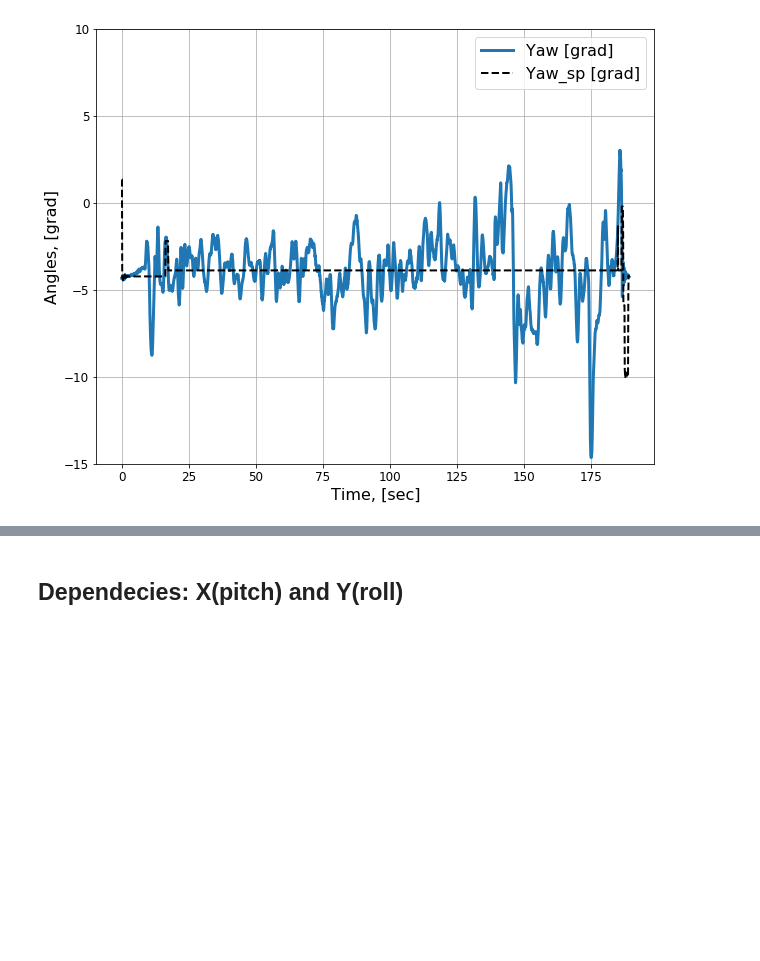
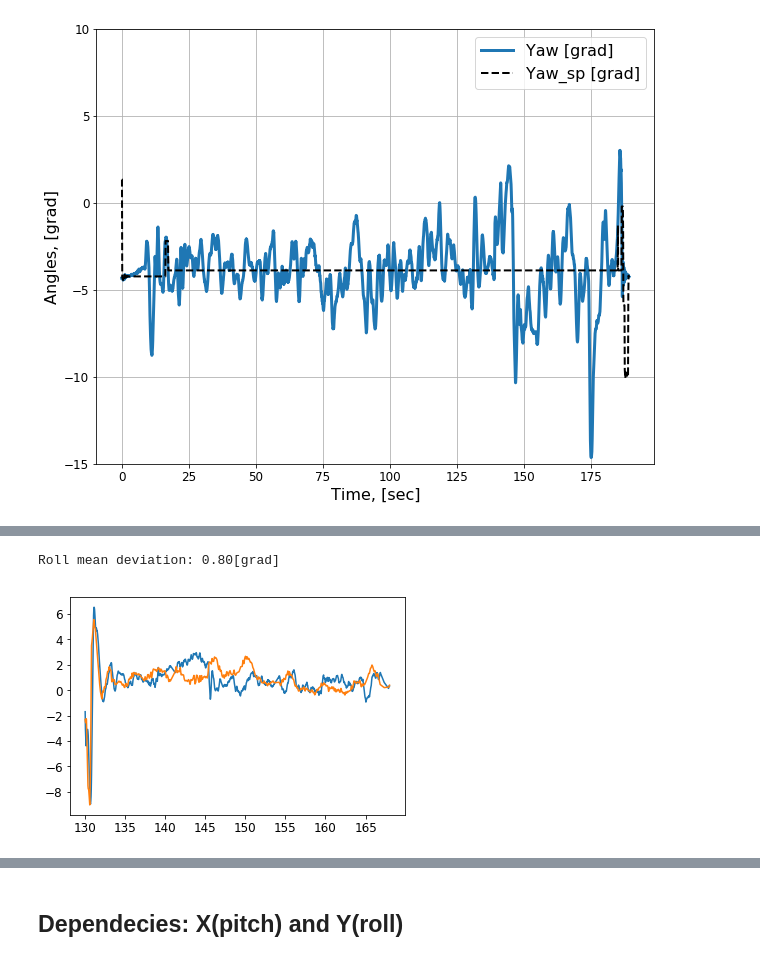
Before and after one commit to RuslanAgishev/DroneArm, a Jupyter notebook: log/successful_grab/csv/postprocessing.ipynb, the cells around one changed output, grey strips where cells are left out. Saved outputs shown, nothing was run; the diff lists cells and outputs as text; code cells hidden in the pictures; blank space fills up the shorter version.

```diff
--- a/log/successful_grab/csv/postprocessing.ipynb
+++ b/log/successful_grab/csv/postprocessing.ipynb
@@ -223,0 +244,17 @@ plt.ylim([-15, 10])
+# %%
+# interpolate sp values in order to have arrays of the same length
+roll_sp_interp = np.interp(t_ang, t_ang_sp, roll_sp)
+pitch_sp_interp = np.interp(t_ang, t_ang_sp, pitch_sp)
+yaw_sp_interp = np.interp(t_ang, t_ang_sp, yaw_sp)
+
+roll_sp_hold_object = roll_sp_interp[index_grab:index_release]
+pitch_sp_hold_object = pitch_sp_interp[index_grab:index_release]
+yaw_sp_hold_object = yaw_sp_interp[index_grab:index_release]
+# %%
+plt.plot(t_hold_object, roll_hold_object)
+plt.plot(t_hold_object, roll_sp_hold_object)
+
+print('Roll mean deviation: %.2f[grad]' %np.mean(np.abs(roll_sp_hold_object - roll_hold_object)))
+# %% [output]
+Roll mean deviation: 0.80[grad]
+[figure, added]
```
Also changed, not shown: parts of 6 cells of this notebook.
